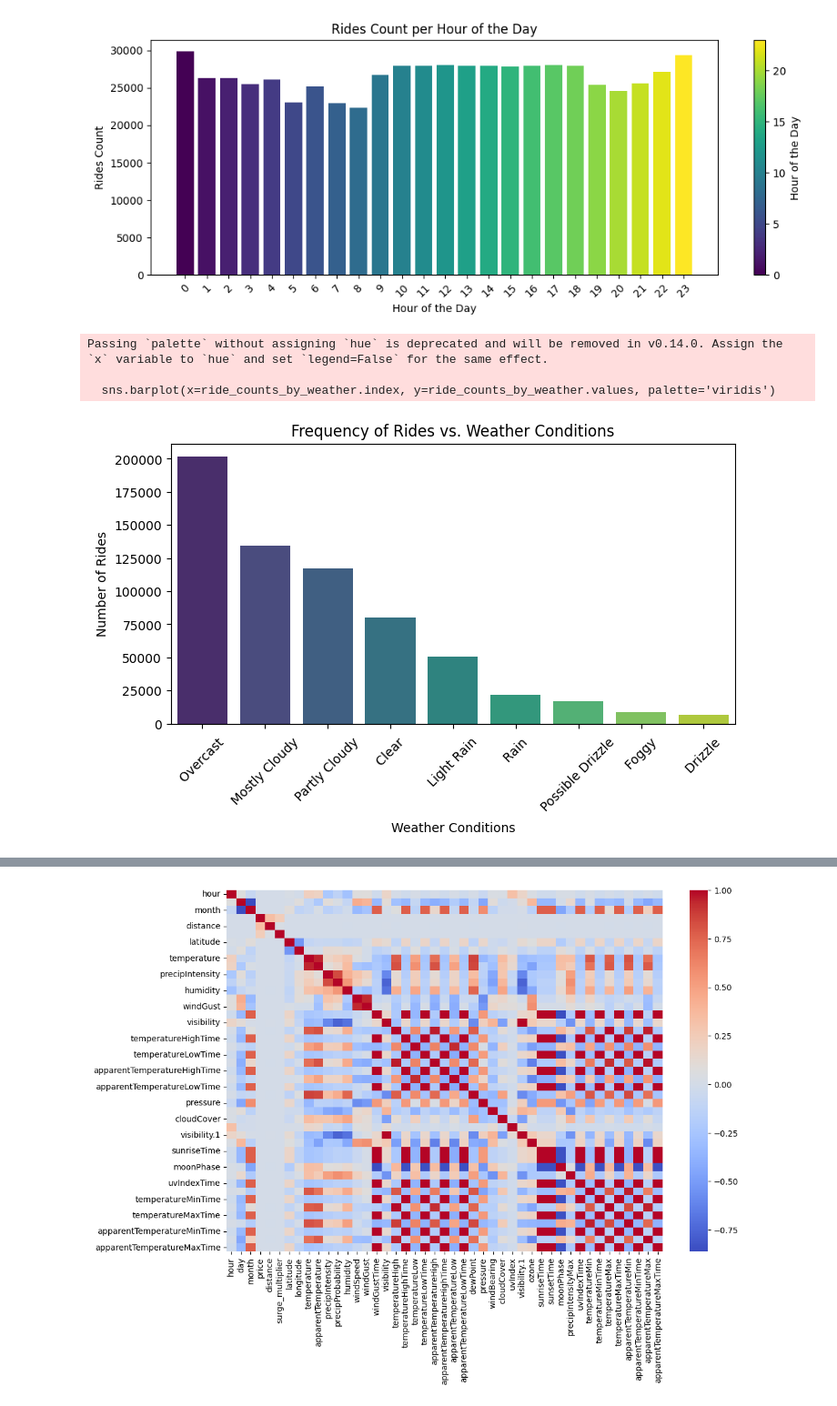
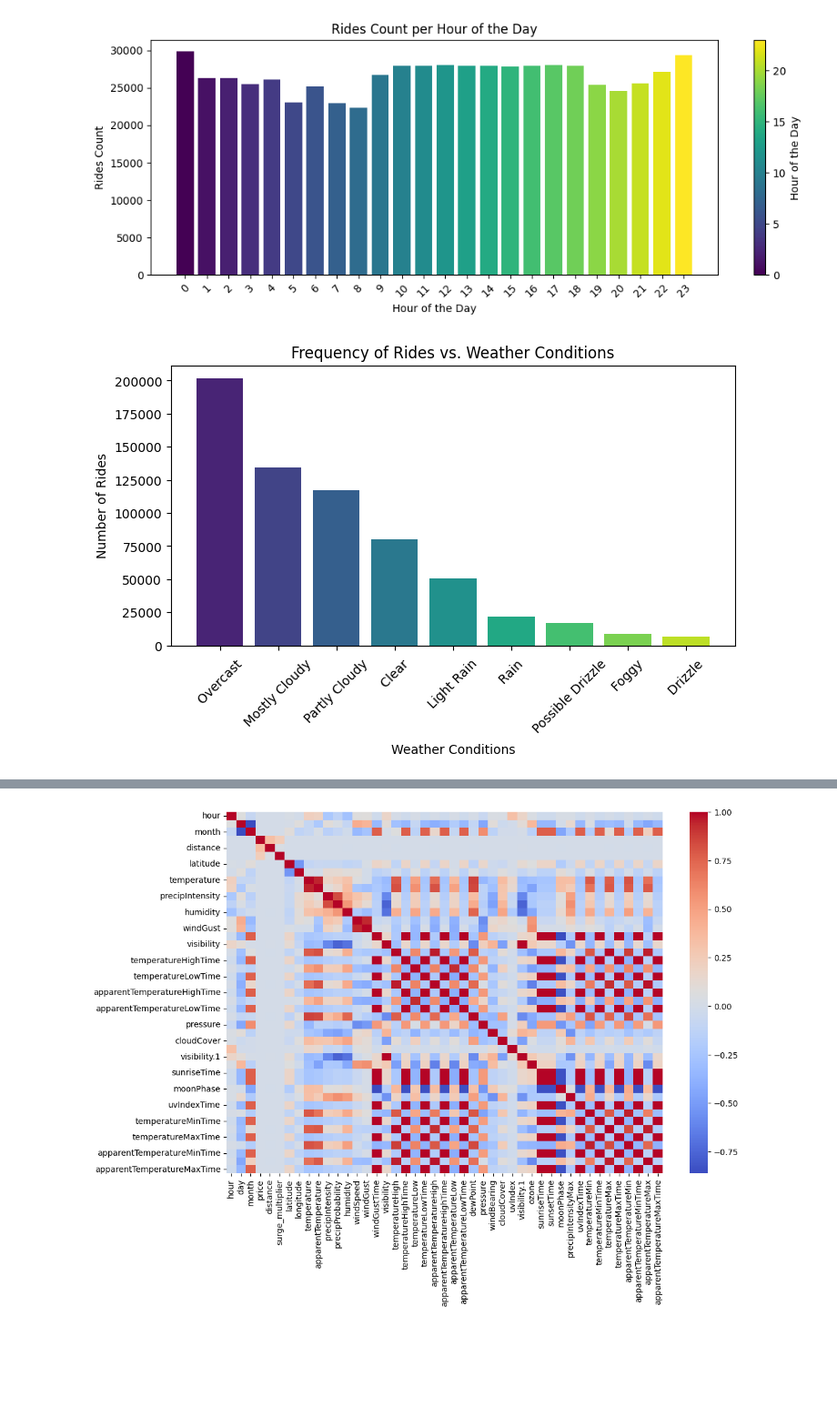
Before and after one commit to achchala/rideshare-predictive-pricing, a Jupyter notebook: notebooks/data_exploration.ipynb, the cells around one changed output, grey strips where cells are left out. Shown at 91% size. Cells and saved outputs as stored; diff of their text form; code cells hidden in the pictures; blank space fills up the shorter version.

```diff
--- a/notebooks/data_exploration.ipynb
+++ b/notebooks/data_exploration.ipynb
@@ -156,17 +176,16 @@ plt.show()
 # %%
 ride_counts_by_weather = df2['short_summary'].value_counts()
 ride_counts_by_weather = ride_counts_by_weather.sort_values(ascending=False)
+n_colors = ride_counts_by_weather.size  # Number of unique weather conditions
+palette = sns.color_palette("viridis", n_colors)
 
 plt.figure(figsize=(8, 4))
-sns.barplot(x=ride_counts_by_weather.index, y=ride_counts_by_weather.values, palette='viridis')
+bars = plt.bar(ride_counts_by_weather.index, ride_counts_by_weather.values, color=palette)
 
 plt.title('Frequency of Rides vs. Weather Conditions')
 plt.xlabel('Weather Conditions')
 plt.ylabel('Number of Rides')
 plt.xticks(rotation=45)  # Rotate labels to prevent overlap
 plt.show()
 # %% [output]
-Passing `palette` without assigning `hue` is deprecated and will be removed in v0.14.0. Assign the `x` variable to `hue` and set `legend=False` for the same effect.
-
-  sns.barplot(x=ride_counts_by_weather.index, y=ride_counts_by_weather.values, palette='viridis')
-[figure, old version]
+[figure, new version]
```
Also changed, not shown: parts of 24 cells of this notebook.
